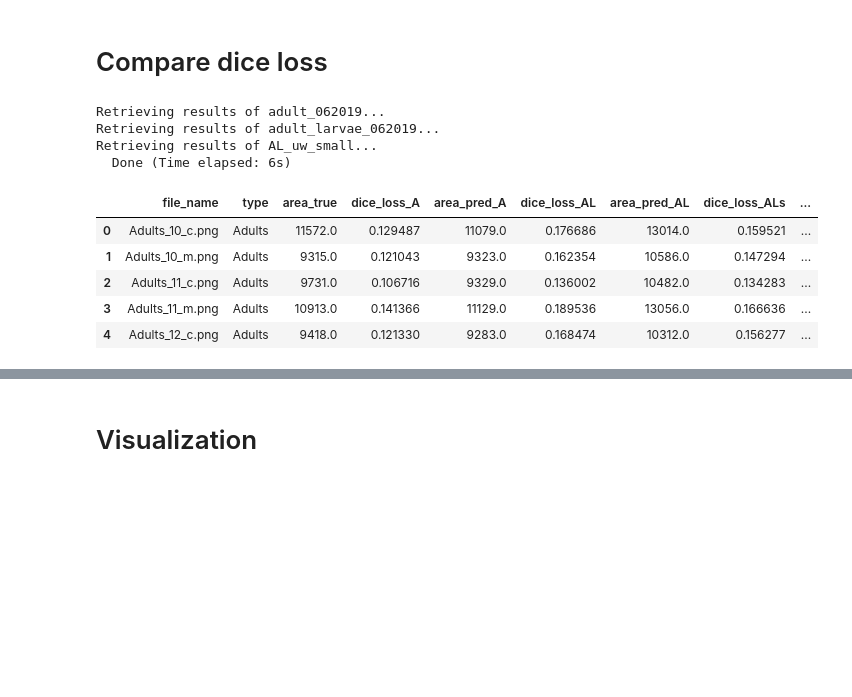
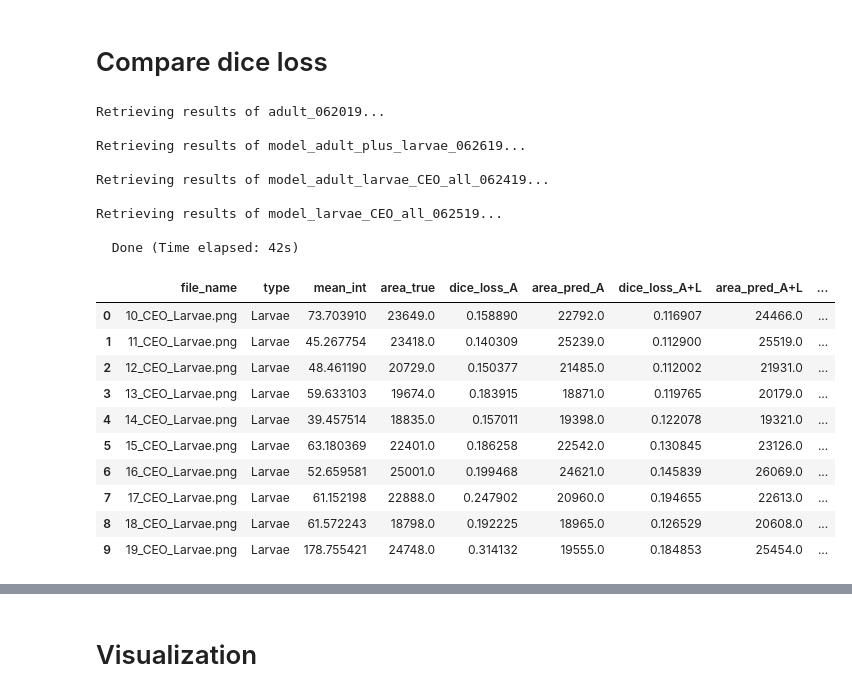
Before and after one commit to chienhsiang/tensorflow, a Jupyter notebook: neuron/code/jupyter_notebooks/results_analysis.ipynb, the cells around one changed output, grey strips where cells are left out. Cells and saved outputs as stored; diff of their text form; code cells hidden in the pictures; blank space fills up the shorter version.

```diff
--- a/neuron/code/jupyter_notebooks/results_analysis.ipynb
+++ b/neuron/code/jupyter_notebooks/results_analysis.ipynb
@@ -29,3 +29,7 @@ y_true_paths = data_io.get_filenames(y_true_dir, file_type, filter_pattern)
 def get_y_pred_path(model_name):
     y_pred_dir = os.path.join(result_root, model_name, exp_name, 'predictions')
     return data_io.get_filenames(y_pred_dir, file_type, filter_pattern)
+
+def get_img_mean_intensity(file_name):
+    img = cv2.imread(file_name)[...,0]
+    return img[img>0].mean()
@@ -43,12 +74,13 @@ def dice_loss(y_true, y_pred):
 from multiprocessing import Pool
 import time
 
+prob_thresh = 0.5
 n_workers = 200
 
 def get_dl_area(path_pair):
     """path_pair: (y_true_path, y_pred_path)"""
     y_pred = cv2.imread(path_pair[1])[...,0] / 255.
-    y_pred = np.float64(y_pred > 0.5)
+    y_pred = np.float64(y_pred > prob_thresh)
 
     y_true = cv2.imread(path_pair[0])[...,0] / 255.
     if y_true.shape != y_pred.shape:
@@ -59,13 +91,17 @@ def get_dl_area(path_pair):
     area_true = y_true.sum()
     fname = os.path.basename(path_pair[1])
 
-    return DL, area_true, area_pred, fname
+    img_file = os.path.join(img_dir, fname)
+    mean_int = get_img_mean_intensity(img_file)
+
+    return DL, area_true, area_pred, fname, mean_int
 
 
 def get_model_results(model_name):
     print("Retrieving results of {}...".format(model_name))
 
     y_pred_paths = get_y_pred_path(model_name)
+    print()
 
     # check y_true_paths and y_pred_paths have the same file names
     assert [os.path.basename(f) for f in y_true_paths] == \
@@ -74,20 +110,25 @@ def get_model_results(model_name):
     path_pairs = zip(y_true_paths, y_pred_paths)
     n_tasks = len(y_pred_paths)
 
-    with Pool(n_workers) as p:
-        results = []
-        for i, r in enumerate(p.imap(get_dl_area, path_pairs), 1):
-            results.append(r)
-            print("  Done {}/{}".format(i, n_tasks), end='\r')
+    results = []
+    for i, r in enumerate(map(get_dl_area, path_pairs), 1):
+        results.append(r)
+        print("  Done {}/{}".format(i, n_tasks), end='\r')
+
+#     with Pool(n_workers) as p:
+#         results = []
+#         for i, r in enumerate(p.imap(get_dl_area, path_pairs), 1):
+#             results.append(r)
+#             print("  Done {}/{}".format(i, n_tasks), end='\r')
 
     return results
 
 
 def results_to_dataframe(results, tag='', **kwargs):
-    DL, area_true, area_pred, file_names = zip(*results)
+    DL, area_true, area_pred, file_names, mean_ints = zip(*results)
 
     # Get well, column, row, frame, time from file name
-    pattern = re.compile('^(?P<type>(Adults|Larvae))_.*\.png$')
+    pattern = re.compile('(?P<type>(Adults|Larvae)).*\.png$')
     metadata = [pattern.search(f).groupdict() for f in file_names]
 
     # Construct dataframe
@@ -96,7 +137,8 @@ def results_to_dataframe(results, tag='', **kwargs):
     df['area_true'] = area_true
     df['area_pred'] = area_pred
     df['file_name'] = file_names
-    df = df[['file_name', 'type', 'area_true', 'dice_loss', 'area_pred']]
+    df['mean_int'] = mean_ints
+    df = df[['file_name', 'type', 'mean_int', 'area_true', 'dice_loss', 'area_pred']]
 
     # Add tag to column names
     if tag is not '':
@@ -112,30 +154,41 @@ def get_result_df(model_name, **kwargs):
 # Construct result dataframes fro each model
 start = time.time()
 
-model_names = ['adult_062019', 'adult_larvae_062019', 'AL_uw_small']
-tags = ['_A', '_AL', '_ALs']
+model_names = ['adult_062019', 'model_adult_plus_larvae_062619',
+               'model_adult_larvae_CEO_all_062419', 'model_larvae_CEO_all_062519']
+tags = ['_A', '_A+L','_AL', '_L']
 
 dfs = [get_result_df(m, tag=t) for (m, t) in zip(model_names, tags)]
 
 # Merge all dataframes
-df = reduce(lambda x, y: pd.merge(x, y, on=['file_name', 'type', 'area_true'],
+df = reduce(lambda x, y: pd.merge(x, y, on=['file_name', 'type', 'mean_int', 'area_true'],
                                   suffixes=(False, False)), dfs)
 del dfs
 
 print("  Done (Time elapsed: {}s)".format(int(time.time() - start)))
 # %% [output]
 Retrieving results of adult_062019...
-Retrieving results of adult_larvae_062019...
-Retrieving results of AL_uw_small...
-  Done (Time elapsed: 6s)
+
+Retrieving results of model_adult_plus_larvae_062619...
+
+Retrieving results of model_adult_larvae_CEO_all_062419...
+
+Retrieving results of model_larvae_CEO_all_062519...
+
+  Done (Time elapsed: 42s)
 # %%
-df.head()
+df.head(10)
 # %% [output]
-|  | file_name | type | area_true | dice_loss_A | area_pred_A | dice_loss_AL | area_pred_AL | dice_loss_ALs | ... |
-| 0 | Adults_10_c.png | Adults | 11572.0 | 0.129487 | 11079.0 | 0.176686 | 13014.0 | 0.159521 | ... |
-| 1 | Adults_10_m.png | Adults | 9315.0 | 0.121043 | 9323.0 | 0.162354 | 10586.0 | 0.147294 | ... |
-| 2 | Adults_11_c.png | Adults | 9731.0 | 0.106716 | 9329.0 | 0.136002 | 10482.0 | 0.134283 | ... |
-| 3 | Adults_11_m.png | Adults | 10913.0 | 0.141366 | 11129.0 | 0.189536 | 13056.0 | 0.166636 | ... |
-| 4 | Adults_12_c.png | Adults | 9418.0 | 0.121330 | 9283.0 | 0.168474 | 10312.0 | 0.156277 | ... |
+|  | file_name | type | mean_int | area_true | dice_loss_A | area_pred_A | dice_loss_A+L | area_pred_A+L | ... |
+| 0 | 10_CEO_Larvae.png | Larvae | 73.703910 | 23649.0 | 0.158890 | 22792.0 | 0.116907 | 24466.0 | ... |
+| 1 | 11_CEO_Larvae.png | Larvae | 45.267754 | 23418.0 | 0.140309 | 25239.0 | 0.112900 | 25519.0 | ... |
+| 2 | 12_CEO_Larvae.png | Larvae | 48.461190 | 20729.0 | 0.150377 | 21485.0 | 0.112002 | 21931.0 | ... |
+| 3 | 13_CEO_Larvae.png | Larvae | 59.633103 | 19674.0 | 0.183915 | 18871.0 | 0.119765 | 20179.0 | ... |
+| 4 | 14_CEO_Larvae.png | Larvae | 39.457514 | 18835.0 | 0.157011 | 19398.0 | 0.122078 | 19321.0 | ... |
+| 5 | 15_CEO_Larvae.png | Larvae | 63.180369 | 22401.0 | 0.186258 | 22542.0 | 0.130845 | 23126.0 | ... |
+| 6 | 16_CEO_Larvae.png | Larvae | 52.659581 | 25001.0 | 0.199468 | 24621.0 | 0.145839 | 26069.0 | ... |
+| 7 | 17_CEO_Larvae.png | Larvae | 61.152198 | 22888.0 | 0.247902 | 20960.0 | 0.194655 | 22613.0 | ... |
+| 8 | 18_CEO_Larvae.png | Larvae | 61.572243 | 18798.0 | 0.192225 | 18965.0 | 0.126529 | 20608.0 | ... |
+| 9 | 19_CEO_Larvae.png | Larvae | 178.755421 | 24748.0 | 0.314132 | 19555.0 | 0.184853 | 25454.0 | ... |
 # %%
 df.loc[df['area_true']==31]
```
Also changed, not shown: parts of 8 cells of this notebook, 1 other file.
